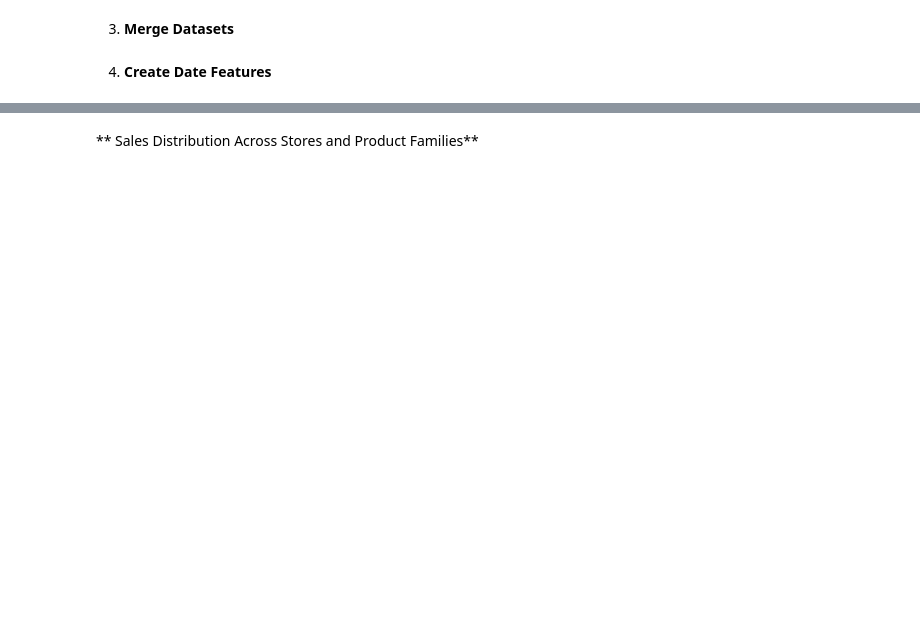
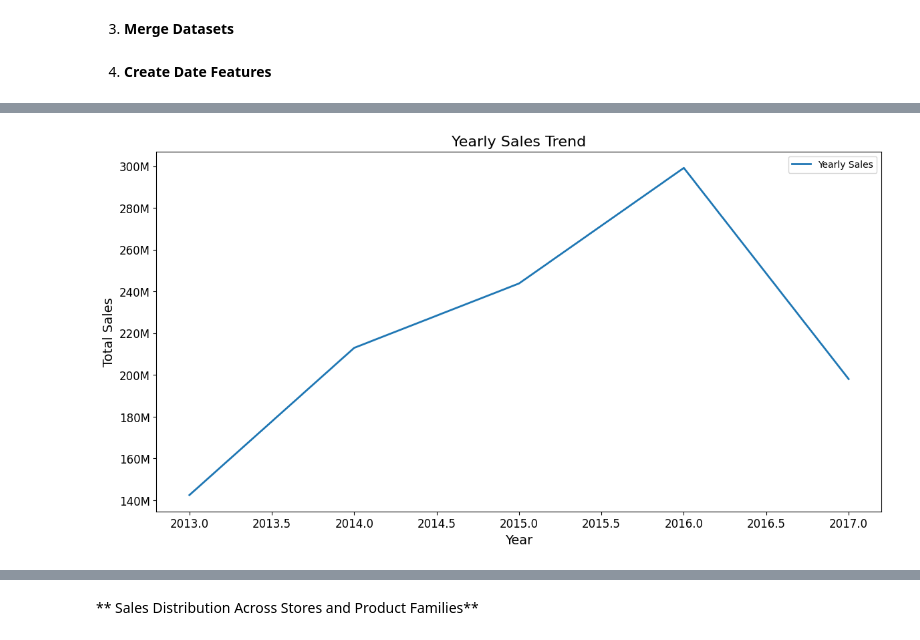
Before and after one commit to Sena-Aku-Agbotse/Time-Series-Regression, a Jupyter notebook: Notebook/main.ipynb, the cells around one changed output, grey strips where cells are left out. Cells and saved outputs as stored; diff of their text form; code cells hidden in the pictures; blank space fills up the shorter version.

```diff
--- a/Notebook/main.ipynb
+++ b/Notebook/main.ipynb
@@ -325,14 +359,16 @@ test_merged['dayofweek'] = test_merged['date'].dt.dayofweek
 # %%
 # # Plot yearly sales trend
-# plt.figure(figsize=(14, 7))
-# plt.plot(yearly_sales_trend['year'], yearly_sales_trend['sales'],
-#          color=palette[0], linewidth=2, label='Yearly Sales')
-# plt.title('Yearly Sales Trend', fontsize=16)
-# plt.xlabel('Year', fontsize=14)
-# plt.ylabel('Total Sales', fontsize=14)
-# plt.tick_params(axis='both', which='major', labelsize=12)
+plt.figure(figsize=(14, 7))
+plt.plot(yearly_sales_trend['year'], yearly_sales_trend['sales'],
+          color=palette[0], linewidth=2, label='Yearly Sales')
+plt.title('Yearly Sales Trend', fontsize=16)
+plt.xlabel('Year', fontsize=14)
+plt.ylabel('Total Sales', fontsize=14)
+plt.tick_params(axis='both', which='major', labelsize=12)
 
-# plt.gca().get_yaxis().set_major_formatter(FuncFormatter(millions))
+plt.gca().get_yaxis().set_major_formatter(FuncFormatter(millions))
 
-# plt.legend()
-# plt.show()
+plt.legend()
+plt.show()
+# %% [output]
+[figure, added]
```
Also changed, not shown: parts of 93 cells of this notebook, 1 other file.
